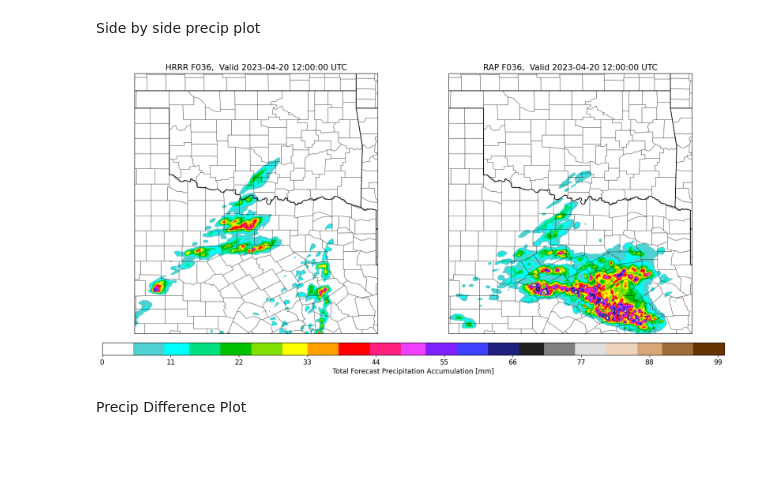
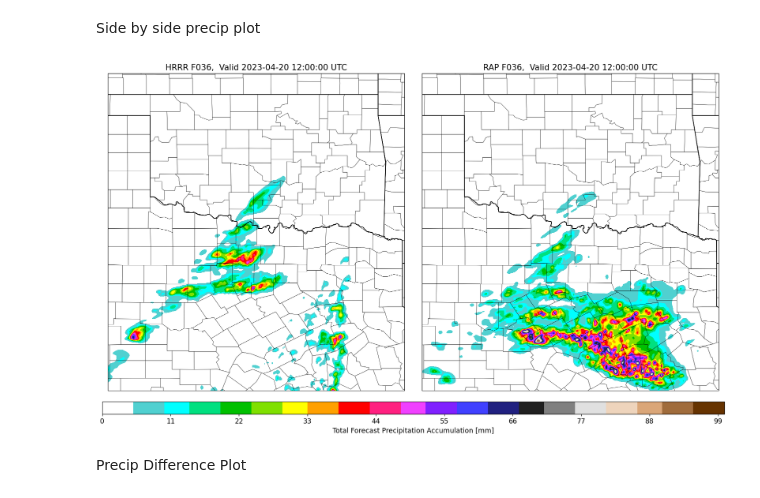
Before and after one commit to robbyfrost/plotting_ufs, a Jupyter notebook: plot_precip.ipynb, the cells around one changed output. Saved outputs shown, nothing was run; the diff lists cells and outputs as text; code cells hidden in the pictures; blank space fills up the shorter version.

Commit message:
Updates to UFSutils, plotting codes

```diff
--- a/plot_precip.ipynb
+++ b/plot_precip.ipynb
@@ -36,8 +36,8 @@ figdir = "/scratch2/BMC/fv3lam/Robby.Frost/figures/20230419/precip/"
 # %% [markdown]
 Read in precip
 # %%
-precip_h, lat, lon, valid_date = read_grib(hr, dgrib_h, nat_prs, mn_precip)
-precip_r = read_grib(hr, dgrib_r, nat_prs, mn_precip, array_only=True)
+hrrr, precip_h, lat, lon, valid_date = read_grib(hr, dgrib_h, nat_prs, mn_precip)
+precip_r = read_grib(hr, dgrib_r, nat_prs, mn_precip, ret_type=1)
 # %% [output]
 Reading in /scratch2/BMC/fv3lam/Robby.Frost/expt_dirs/2023041900_3km_hrrrphys/2023041900/postprd/rrfs.t00z.natlev.f036.rrfs_conuscompact_3km.grib2
 Finished reading in Total Precipitation
@@ -60,7 +60,7 @@ clevs = np.arange(cbar_min, cbar_max, 1)
 colors = ctables.registry.get_colortable('precipitation')
 
 # create plot
-fig, ax = plt.subplots(ncols=2, subplot_kw={'projection': ccrs.PlateCarree()}, figsize=(16,8), constrained_layout=True)
+fig, ax = plt.subplots(ncols=2, subplot_kw={'projection': ccrs.PlateCarree()}, figsize=(16,9.5), constrained_layout=True)
 
 # plot HRRR
 c0 = ax[0].contourf(lon, lat, precip_h.values, clevs,
@@ -68,34 +68,34 @@ c0 = ax[0].contourf(lon, lat, precip_h.values, clevs,
                     cmap=colors)
 # plot RAP
 c1 = ax[1].contourf(lon, lat, precip_r.values, clevs,
                     transform=ccrs.PlateCarree(),
                     cmap=colors)
 
 # mapping
 plt_area = [-101, -94, 30, 37.5] # W, E, S, N
 for i, iax in enumerate(ax):
     iax.coastlines()
     iax.add_feature(cpf.BORDERS)
     iax.add_feature(cpf.STATES)
     iax.set_extent(plt_area)
     # Load the json file with county coordinates
     geoData = gpd.read_file('https://raw.githubusercontent.com/holtzy/The-Python-Graph-Gallery/master/static/data/US-counties.geojson')
     geoData.plot(ax=iax, color="none", lw=0.3, aspect=1)
 
 # set title
 ax[0].set_title(f"HRRR F0{hr},  Valid 2023-04-20 12:00:00 UTC")
 ax[1].set_title(f"RAP F0{hr},  Valid 2023-04-20 12:00:00 UTC")
 
 # Add colorbar
 cbar = fig.colorbar(c1, ax=ax, orientation='horizontal', extend=True, pad=0.03, aspect=50)
 cbar.set_label('Total Forecast Precipitation Accumulation [mm]')
 
 # save and close figure
 plt.savefig(f"{figdir}precip_sidebyside_f{hr}.png")
 plt.show()
 plt.close()
 # %% [output]
-[figure, old version]
+[figure, new version]
 # %% [markdown]
 Precip Difference Plot
 # %%
```
Also changed, not shown: parts of 1 cell of this notebook, 13 other files.
